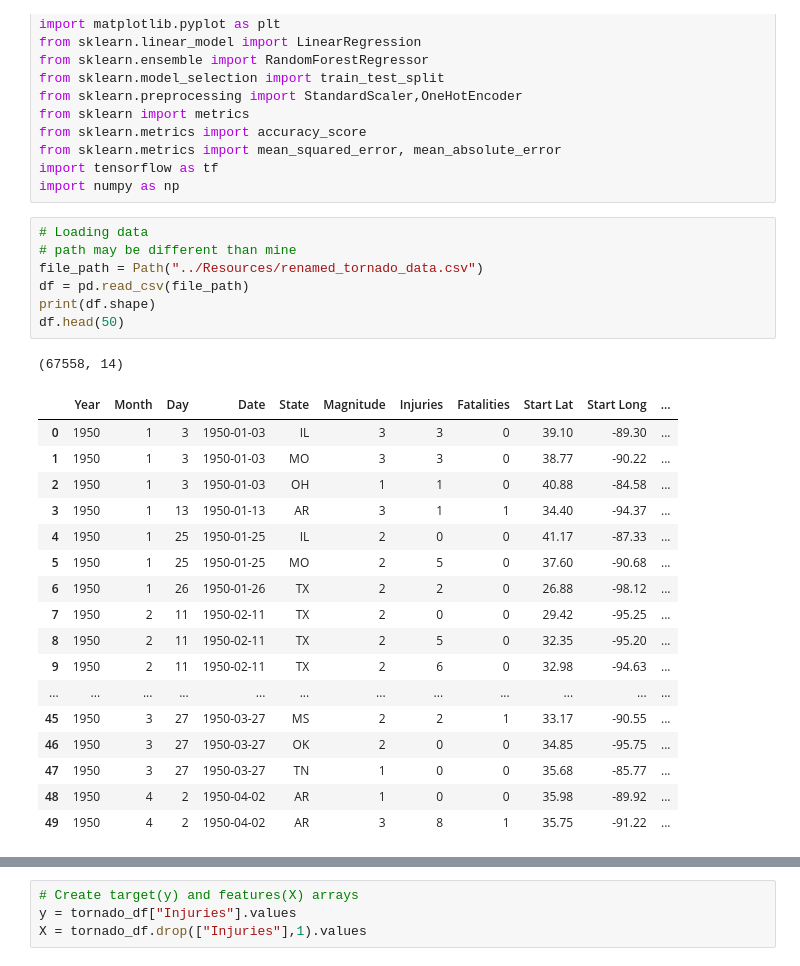
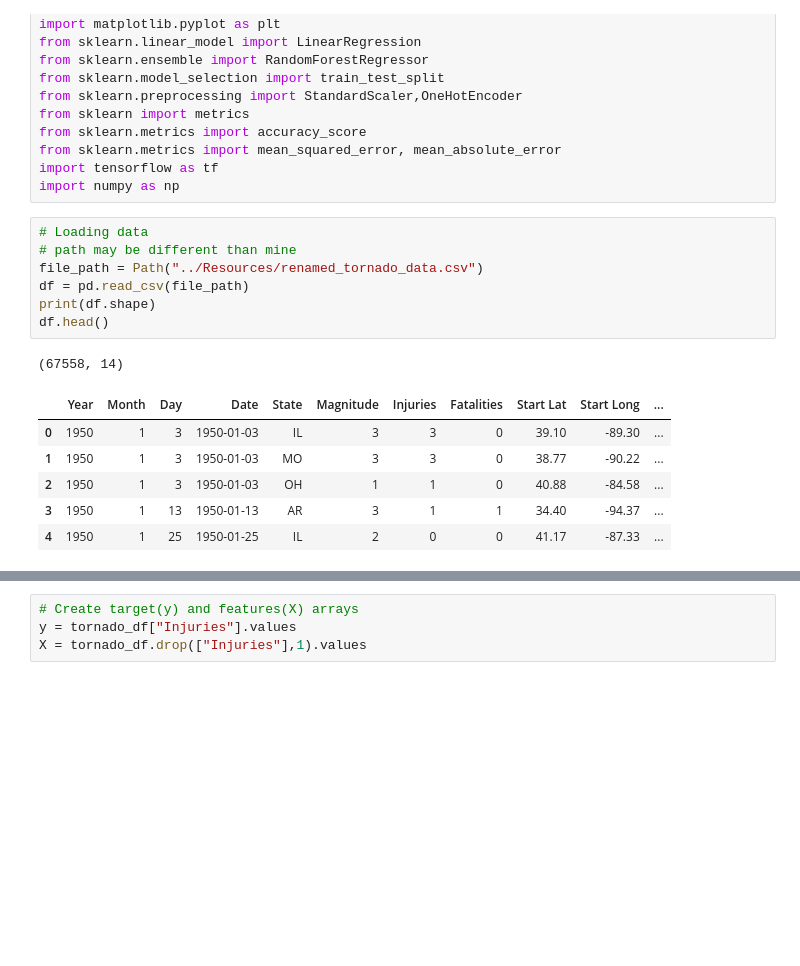
Before and after one commit to amiecostello22/Tornado_Alley, a Jupyter notebook: ML_Model.ipynb, the cells around one changed output, grey strips where cells are left out. Cells and saved outputs as stored; diff of their text form; blank space fills up the shorter version.

```diff
--- a/ML_Model.ipynb
+++ b/ML_Model.ipynb
@@ -15,26 +15,15 @@ import numpy as np
 # %%
 # Loading data
 # path may be different than mine
 file_path = Path("../Resources/renamed_tornado_data.csv")
 df = pd.read_csv(file_path)
 print(df.shape)
-df.head(50)
+df.head()
 # %% [output]
 (67558, 14)
 |  | Year | Month | Day | Date | State | Magnitude | Injuries | Fatalities | Start Lat | Start Long | ... |
 | 0 | 1950 | 1 | 3 | 1950-01-03 | IL | 3 | 3 | 0 | 39.10 | -89.30 | ... |
 | 1 | 1950 | 1 | 3 | 1950-01-03 | MO | 3 | 3 | 0 | 38.77 | -90.22 | ... |
 | 2 | 1950 | 1 | 3 | 1950-01-03 | OH | 1 | 1 | 0 | 40.88 | -84.58 | ... |
 | 3 | 1950 | 1 | 13 | 1950-01-13 | AR | 3 | 1 | 1 | 34.40 | -94.37 | ... |
 | 4 | 1950 | 1 | 25 | 1950-01-25 | IL | 2 | 0 | 0 | 41.17 | -87.33 | ... |
-| 5 | 1950 | 1 | 25 | 1950-01-25 | MO | 2 | 5 | 0 | 37.60 | -90.68 | ... |
-| 6 | 1950 | 1 | 26 | 1950-01-26 | TX | 2 | 2 | 0 | 26.88 | -98.12 | ... |
-| 7 | 1950 | 2 | 11 | 1950-02-11 | TX | 2 | 0 | 0 | 29.42 | -95.25 | ... |
-| 8 | 1950 | 2 | 11 | 1950-02-11 | TX | 2 | 5 | 0 | 32.35 | -95.20 | ... |
-| 9 | 1950 | 2 | 11 | 1950-02-11 | TX | 2 | 6 | 0 | 32.98 | -94.63 | ... |
-| ... | ... | ... | ... | ... | ... | ... | ... | ... | ... | ... | ... |
-| 45 | 1950 | 3 | 27 | 1950-03-27 | MS | 2 | 2 | 1 | 33.17 | -90.55 | ... |
-| 46 | 1950 | 3 | 27 | 1950-03-27 | OK | 2 | 0 | 0 | 34.85 | -95.75 | ... |
-| 47 | 1950 | 3 | 27 | 1950-03-27 | TN | 1 | 0 | 0 | 35.68 | -85.77 | ... |
-| 48 | 1950 | 4 | 2 | 1950-04-02 | AR | 1 | 0 | 0 | 35.98 | -89.92 | ... |
-| 49 | 1950 | 4 | 2 | 1950-04-02 | AR | 3 | 8 | 1 | 35.75 | -91.22 | ... |
```
Also changed, not shown: parts of 37 cells of this notebook.
